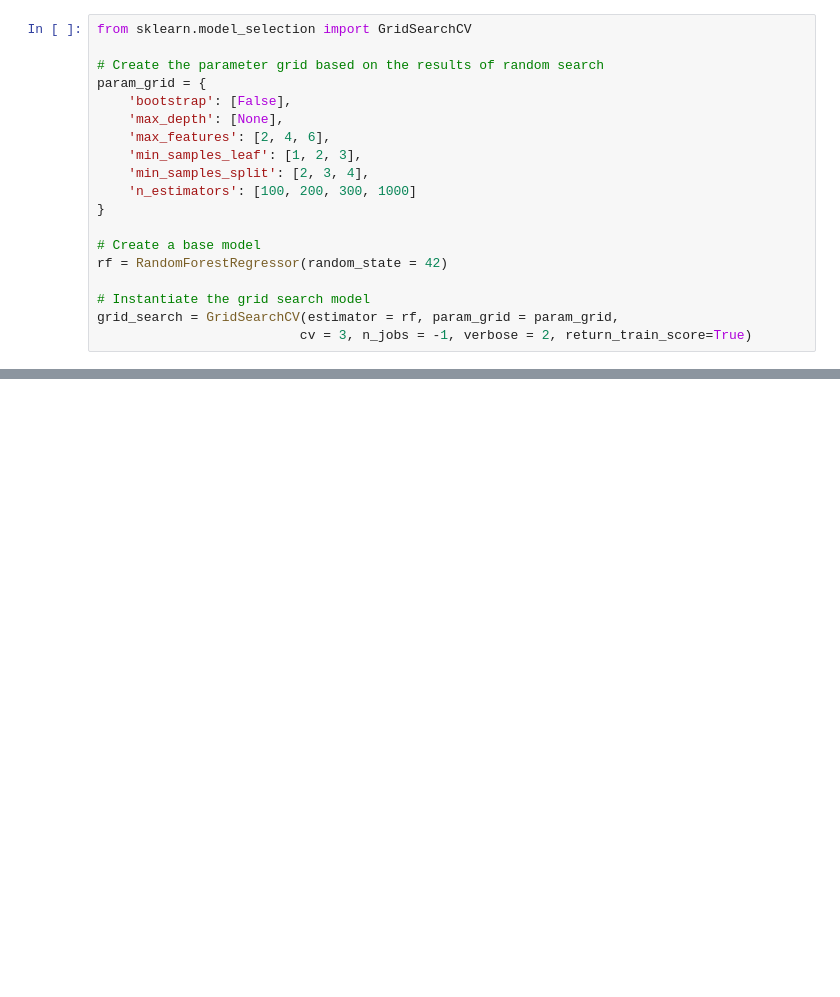
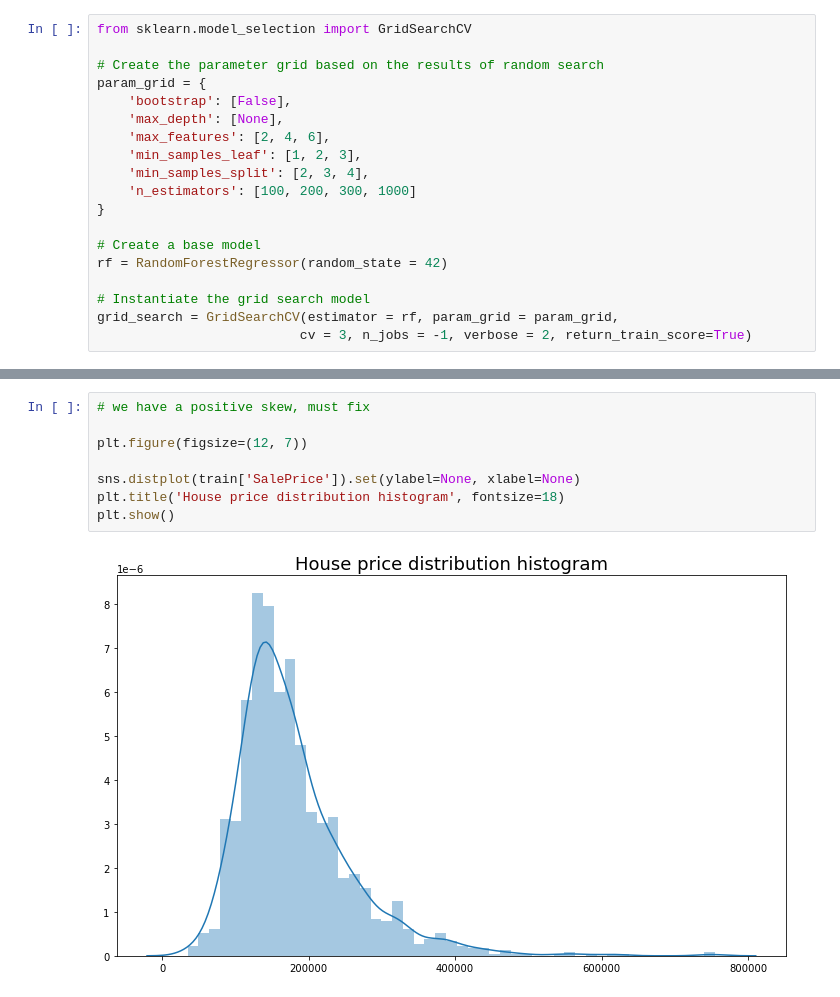
Before and after one commit to laurakoldekivi/DS-2021-project, a Jupyter notebook: ds-project_updated.ipynb, the cells around one changed output, grey strips where cells are left out. Drawn from its saved outputs; the diff is of its cells as text; blank space fills up the shorter version.

```diff
--- a/ds-project_updated.ipynb
+++ b/ds-project_updated.ipynb
@@ -834,0 +824,10 @@ print(RMSE(y_test,rfrhyper.predict(X_test)))
+# %%
+# we have a positive skew, must fix
+
+plt.figure(figsize=(12, 7))
+
+sns.distplot(train['SalePrice']).set(ylabel=None, xlabel=None)
+plt.title('House price distribution histogram', fontsize=18)
+plt.show()
+# %% [output]
+[figure, added]
```
Also changed, not shown: parts of 31 cells of this notebook.
